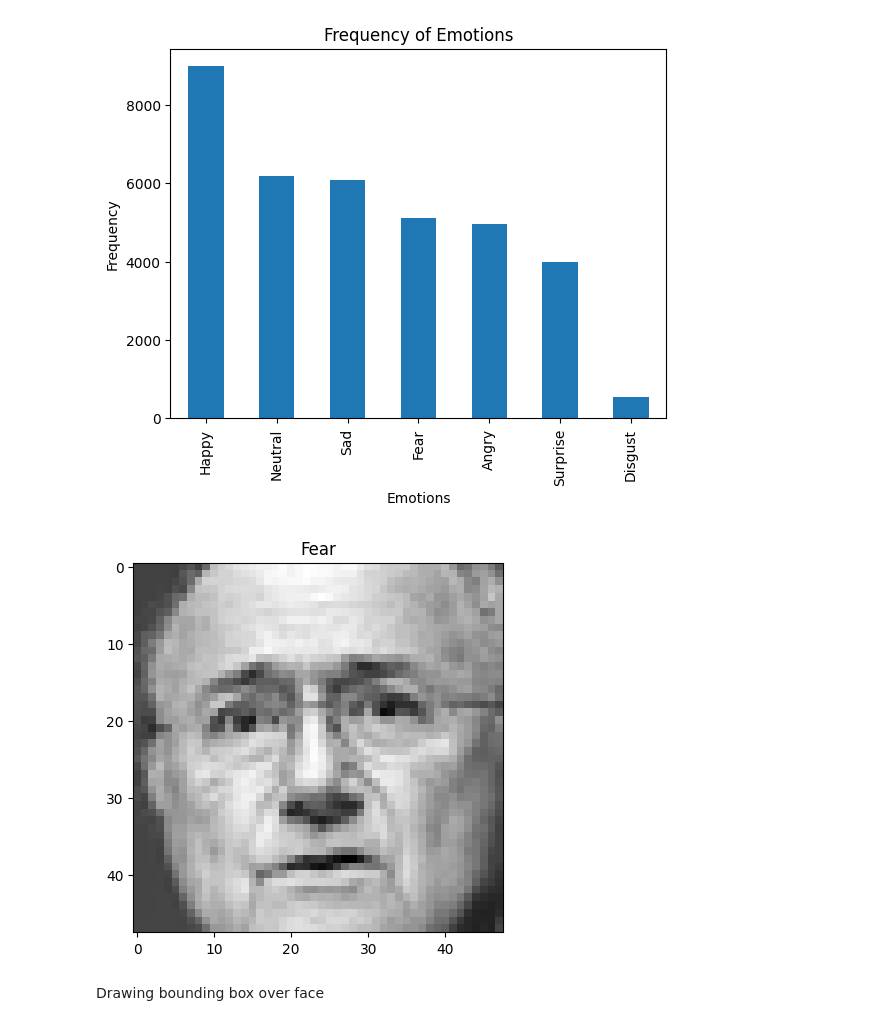
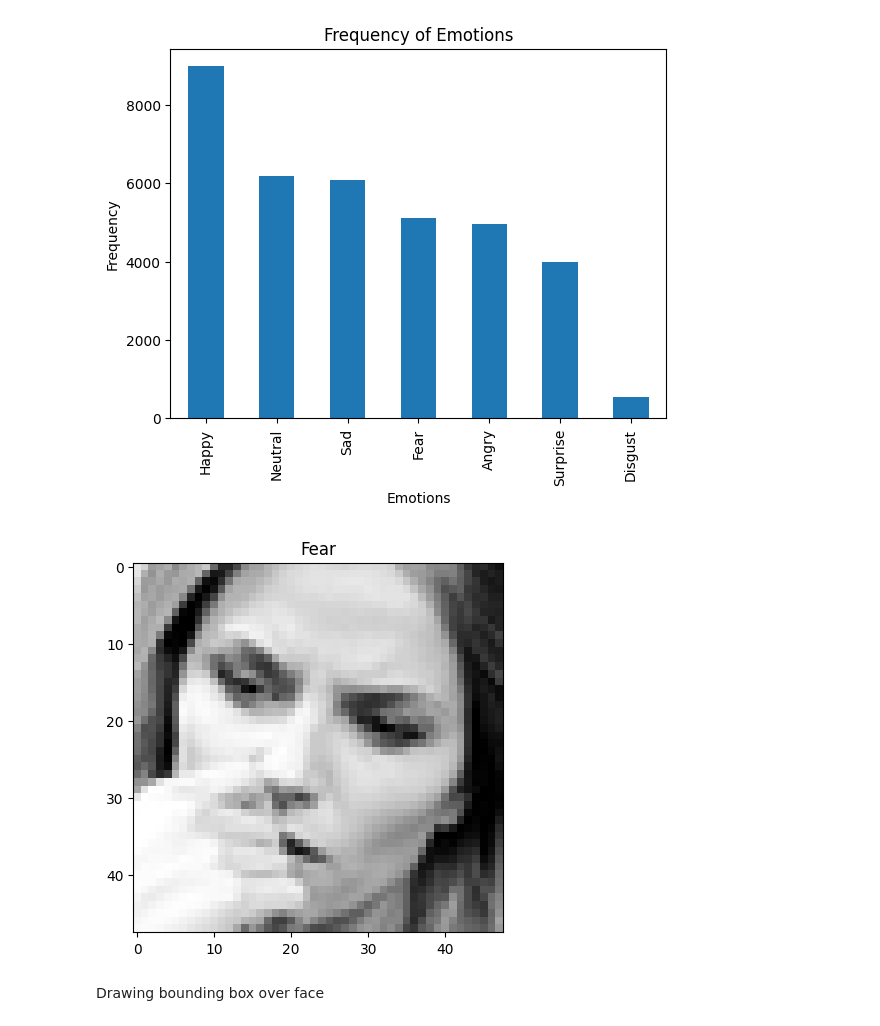
Before and after one commit to saksarip/CS4100-final-project, a Jupyter notebook: EmotionClassificationModel.ipynb, the cells around one changed output. Saved outputs shown, nothing was run; the diff lists cells and outputs as text; code cells hidden in the pictures.

```diff
--- a/EmotionClassificationModel.ipynb
+++ b/EmotionClassificationModel.ipynb
@@ -74,23 +56,23 @@ plt.show()
 # %%
 import numpy as np
 import matplotlib.pyplot as plt
 
 
 def display_image_with_emotion(image_index: int):
 
   ex_image = df.pixels.values[image_index]
   corresponding_emotion = df.emotion.map(emotion_map).values[image_index]
 
   pixel_list = [int(pix) for pix in ex_image.split()]
   image_array = np.array(pixel_list).reshape(48, 48)
 
   plt.imshow(image_array, cmap='gray')
   plt.title(corresponding_emotion)
   plt.show()
 
-display_image_with_emotion(image_index=5)
+display_image_with_emotion(image_index=2)
 # %% [output]
-[figure, old version]
+[figure, new version]
 # %% [markdown]
 Drawing bounding box over face
 # %%
```
Also changed, not shown: parts of 18 cells of this notebook.
